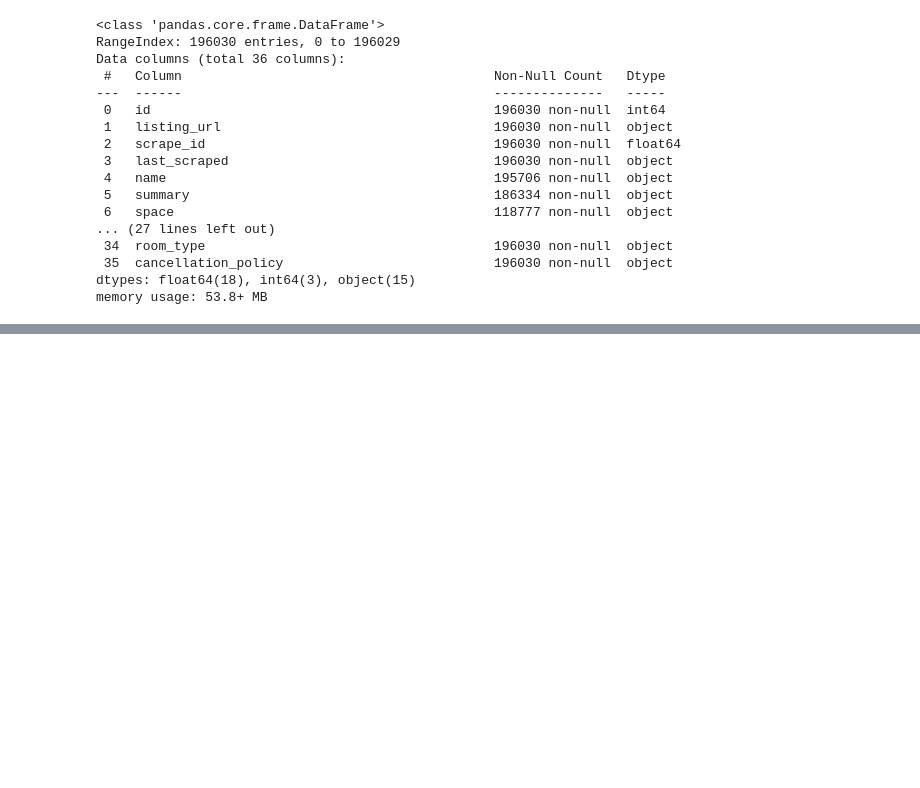
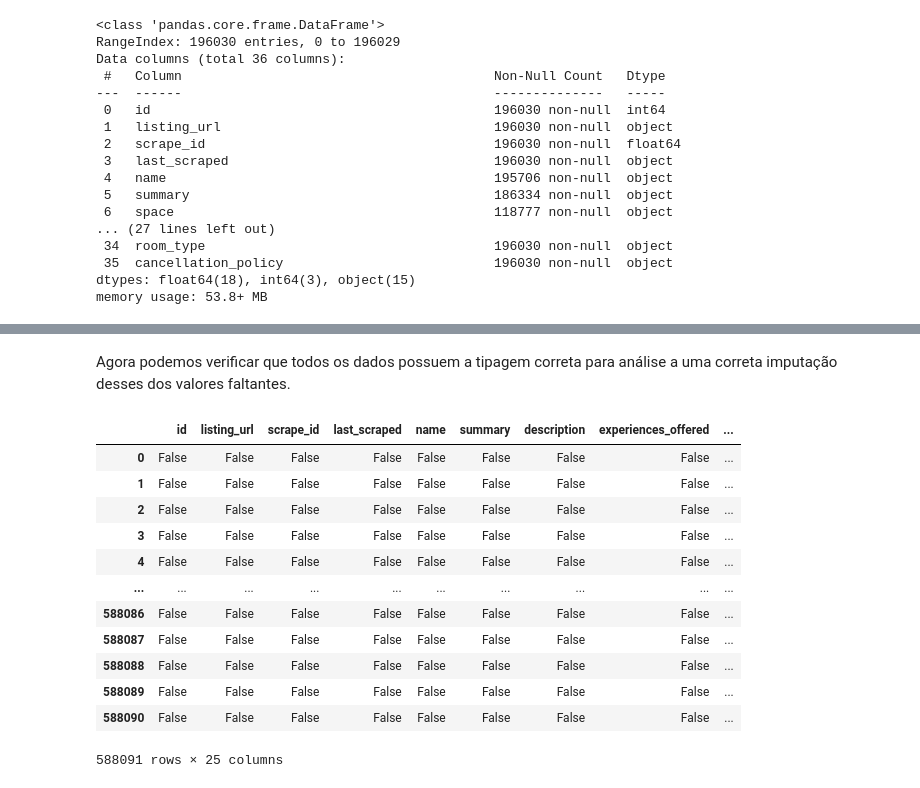
Before and after one commit to caefleury/trainee-cis-ieee, a Jupyter notebook: desafio_01/index.ipynb, the cells around one changed output, grey strips where cells are left out. Cells and saved outputs as stored; diff of their text form; code cells hidden in the pictures; blank space fills up the shorter version.

Commit message:
feat(desafio01): Data Encoding e Data Imputation

```diff
--- a/desafio_01/index.ipynb
+++ b/desafio_01/index.ipynb
@@ -64,0 +175,3 @@ memory usage: 53.8+ MB
+# %%
+train['id'] = range(len(train))
+train['id'] = train['id'].astype('int64')
@@ -64,0 +195,19 @@ memory usage: 53.8+ MB
+# %%
+# Dataframe de treino
+# Conversão dos dados numéricos
+for column in train.columns:
+    if column in numeric_data and train[column].dtype != 'float64':
+        train[column] = train[column].str.replace('[\$,]', '', regex=True)
+        train[column] = pd.to_numeric(train[column], errors='coerce')
+
+# Dataframe de teste
+categorical_data = ['host_is_superhost']
+test_numeric_data = ['minimum_nights', 'extra_people', 'host_listings_count', 'accommodates']
+
+for column in test.columns:
+    if column in test_numeric_data and test[column].dtype != 'float64':
+        test[column] = pd.to_numeric(test[column], errors='coerce')
+        train[column] = pd.to_numeric(train[column], errors='coerce')
+
+
+print(test['accommodates'])
@@ -64,0 +233,21 @@ memory usage: 53.8+ MB
+# %%
+# Dataframe de treino
+for column in train.columns:
+    if train[column].dtype == 'object': # Dados categóricos
+        mode_value = train[column].mode()[0]
+        train.fillna({column:mode_value}, inplace=True)
+    elif train[column].dtype == 'float64': # Dados numéricos
+        mean_value = train[column].mean()
+        train.fillna({column:mean_value}, inplace=True)
+
+# Dataframe de teste
+for column in test.columns:
+    if test[column].dtype == 'object': # Dados categóricos
+        mode_value = test[column].mode()[0]
+        test.fillna({column:mode_value}, inplace=True)
+    elif test[column].dtype == 'float64': # Dados numéricos
+        mean_value = test[column].mean()
+        test.fillna({column:mean_value}, inplace=True)
+
+
+test.info()
@@ -64,0 +272,18 @@ memory usage: 53.8+ MB
+# %% [markdown]
+Agora podemos verificar que todos os dados possuem a tipagem correta para análise a uma correta imputação desses dos valores faltantes.
+# %%
+train.isna()
+# %% [output]
+|  | id | listing_url | scrape_id | last_scraped | name | summary | description | experiences_offered | ... |
+| 0 | False | False | False | False | False | False | False | False | ... |
+| 1 | False | False | False | False | False | False | False | False | ... |
+| 2 | False | False | False | False | False | False | False | False | ... |
+| 3 | False | False | False | False | False | False | False | False | ... |
+| 4 | False | False | False | False | False | False | False | False | ... |
+| ... | ... | ... | ... | ... | ... | ... | ... | ... | ... |
+| 588086 | False | False | False | False | False | False | False | False | ... |
+| 588087 | False | False | False | False | False | False | False | False | ... |
+| 588088 | False | False | False | False | False | False | False | False | ... |
+| 588089 | False | False | False | False | False | False | False | False | ... |
+| 588090 | False | False | False | False | False | False | False | False | ... |
+588091 rows × 25 columns
```
Also changed, not shown: parts of 27 cells of this notebook, 1 other file.
